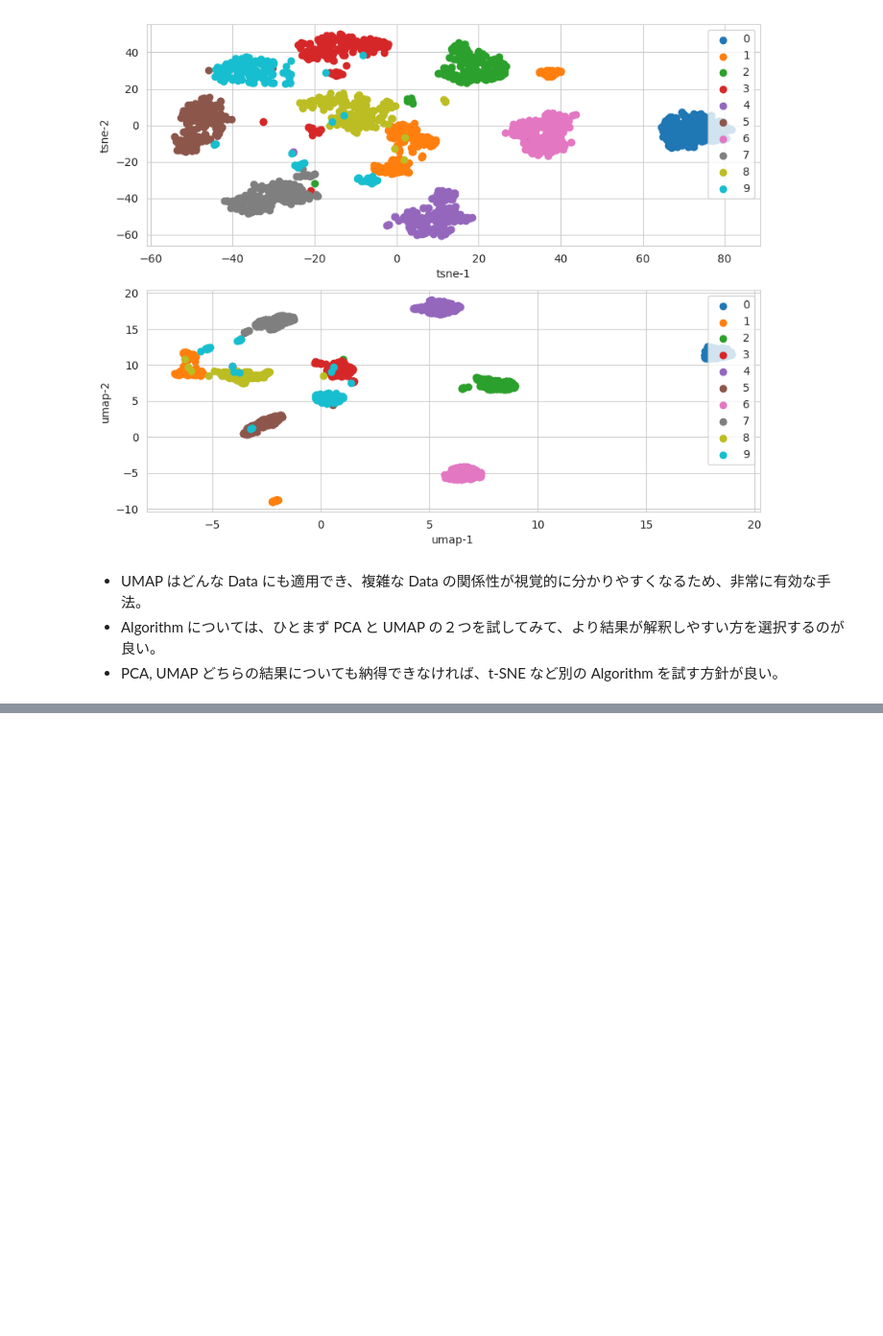
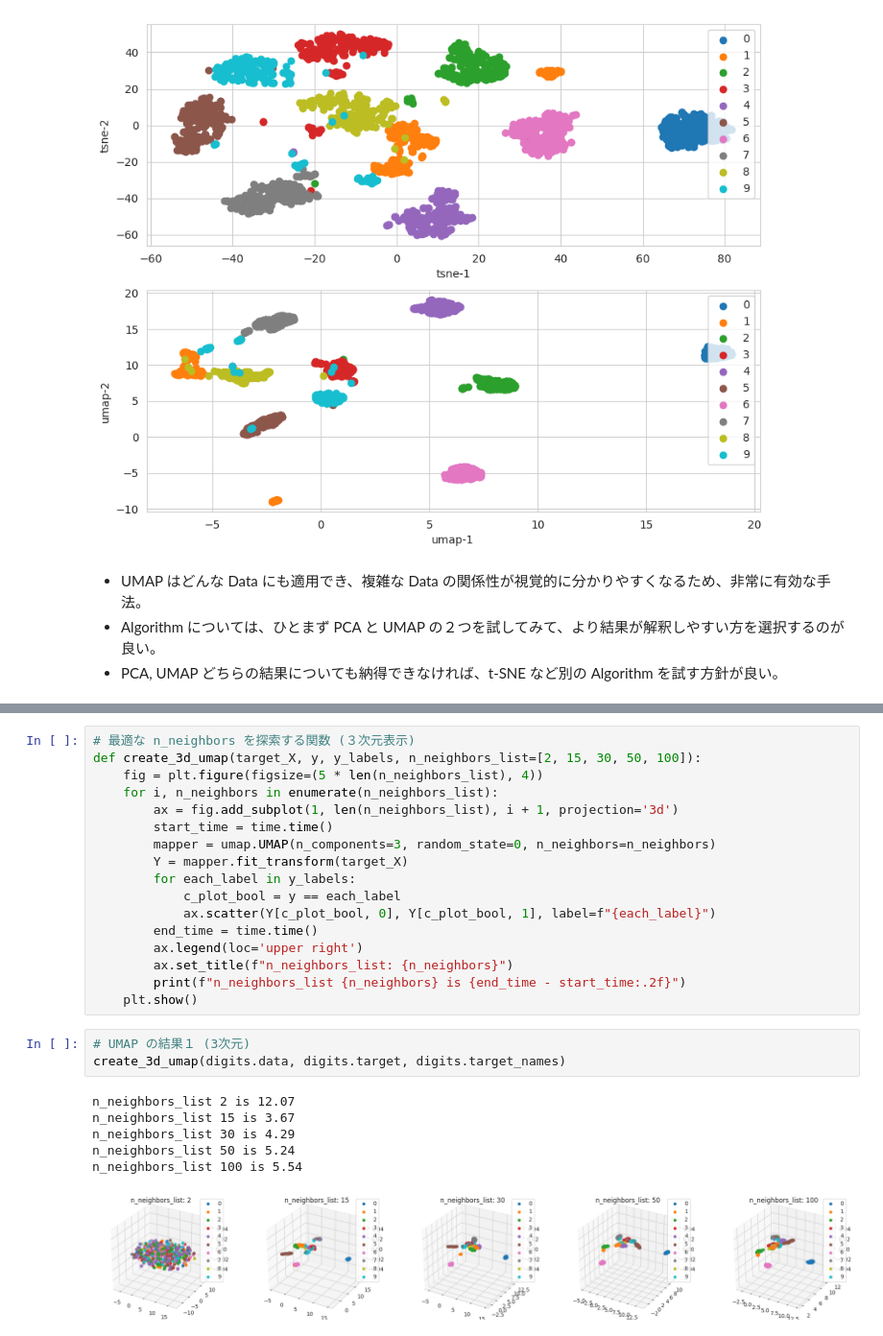
Before and after one commit to 1024xx4/ai_model_building_100, a Jupyter notebook: section03/section03.ipynb, the cells around one changed output, grey strips where cells are left out. Shown at 96% size. Cells and saved outputs as stored; diff of their text form; blank space fills up the shorter version.

```diff
--- a/section03/section03.ipynb
+++ b/section03/section03.ipynb
@@ -549,0 +593,27 @@ plt.show()
+# %%
+# 最適な n_neighbors を探索する関数 (３次元表示)
+def create_3d_umap(target_X, y, y_labels, n_neighbors_list=[2, 15, 30, 50, 100]):
+    fig = plt.figure(figsize=(5 * len(n_neighbors_list), 4))
+    for i, n_neighbors in enumerate(n_neighbors_list):
+        ax = fig.add_subplot(1, len(n_neighbors_list), i + 1, projection='3d')
+        start_time = time.time()
+        mapper = umap.UMAP(n_components=3, random_state=0, n_neighbors=n_neighbors)
+        Y = mapper.fit_transform(target_X)
+        for each_label in y_labels:
+            c_plot_bool = y == each_label
+            ax.scatter(Y[c_plot_bool, 0], Y[c_plot_bool, 1], label=f"{each_label}")
+        end_time = time.time()
+        ax.legend(loc='upper right')
+        ax.set_title(f"n_neighbors_list: {n_neighbors}")
+        print(f"n_neighbors_list {n_neighbors} is {end_time - start_time:.2f}")
+    plt.show()
+# %%
+# UMAP の結果１ (3次元)
+create_3d_umap(digits.data, digits.target, digits.target_names)
+# %% [output]
+n_neighbors_list 2 is 12.07
+n_neighbors_list 15 is 3.67
+n_neighbors_list 30 is 4.29
+n_neighbors_list 50 is 5.24
+n_neighbors_list 100 is 5.54
+[figure, added]
```
Also changed, not shown: parts of 5 cells of this notebook.
